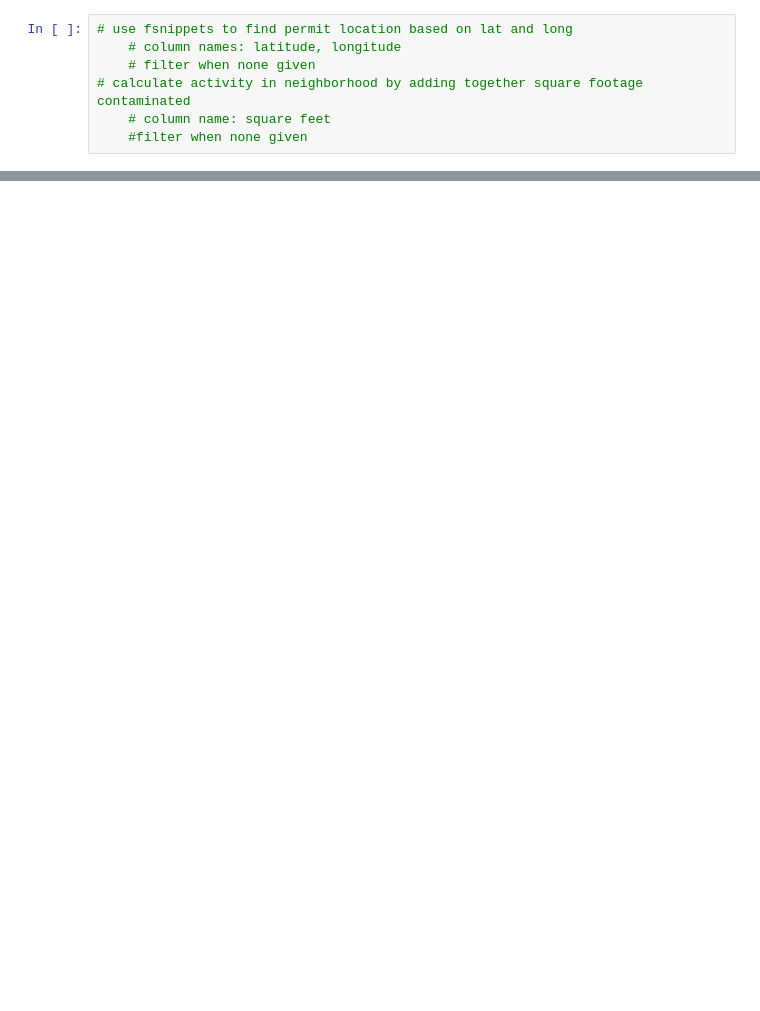
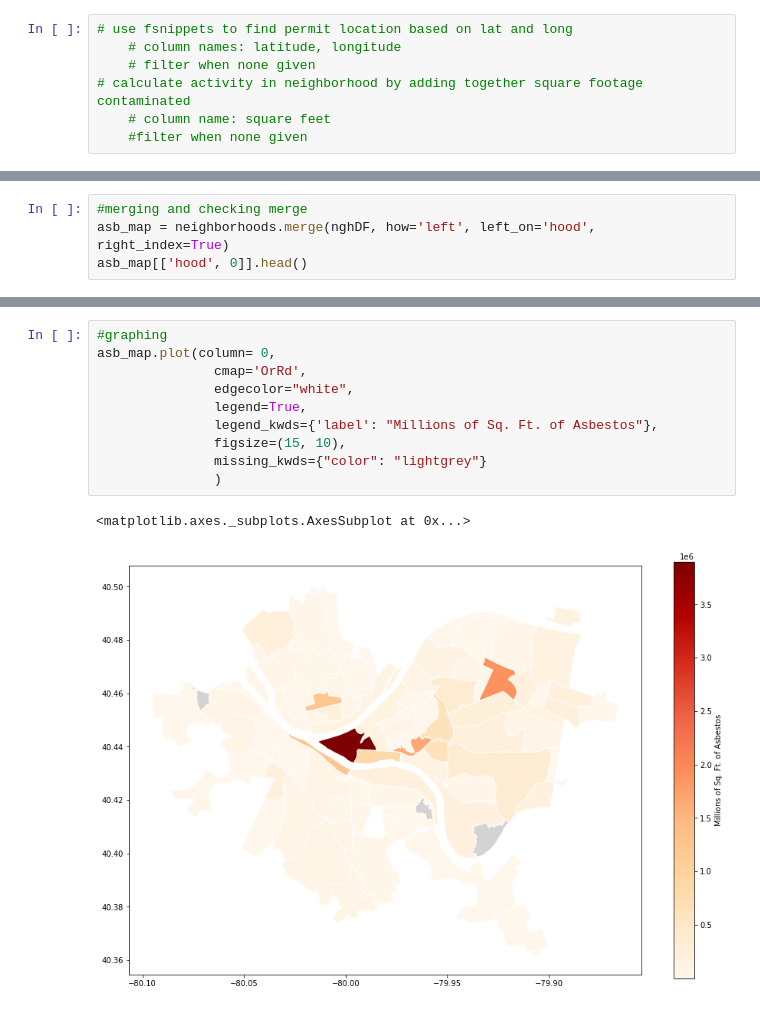
Before and after one commit to fierensk/final_project_0010, a Jupyter notebook: asbestos.ipynb, the cells around one changed output, grey strips where cells are left out. Drawn from its saved outputs; the diff is of its cells as text; blank space fills up the shorter version.

```diff
--- a/asbestos.ipynb
+++ b/asbestos.ipynb
@@ -74,0 +84,4 @@ Central Business District  3897629.0
+# %%
+#merging and checking merge
+asb_map = neighborhoods.merge(nghDF, how='left', left_on='hood', right_index=True)
+asb_map[['hood', 0]].head()
@@ -74,0 +95,13 @@ Central Business District  3897629.0
+# %%
+#graphing
+asb_map.plot(column= 0,
+               cmap='OrRd',
+               edgecolor="white",
+               legend=True,
+               legend_kwds={'label': "Millions of Sq. Ft. of Asbestos"},
+               figsize=(15, 10),
+               missing_kwds={"color": "lightgrey"}
+               )
+# %% [output]
+<matplotlib.axes._subplots.AxesSubplot at 0x...>
+[figure, added]
```
Also changed, not shown: parts of 4 cells of this notebook, 6 other files.
